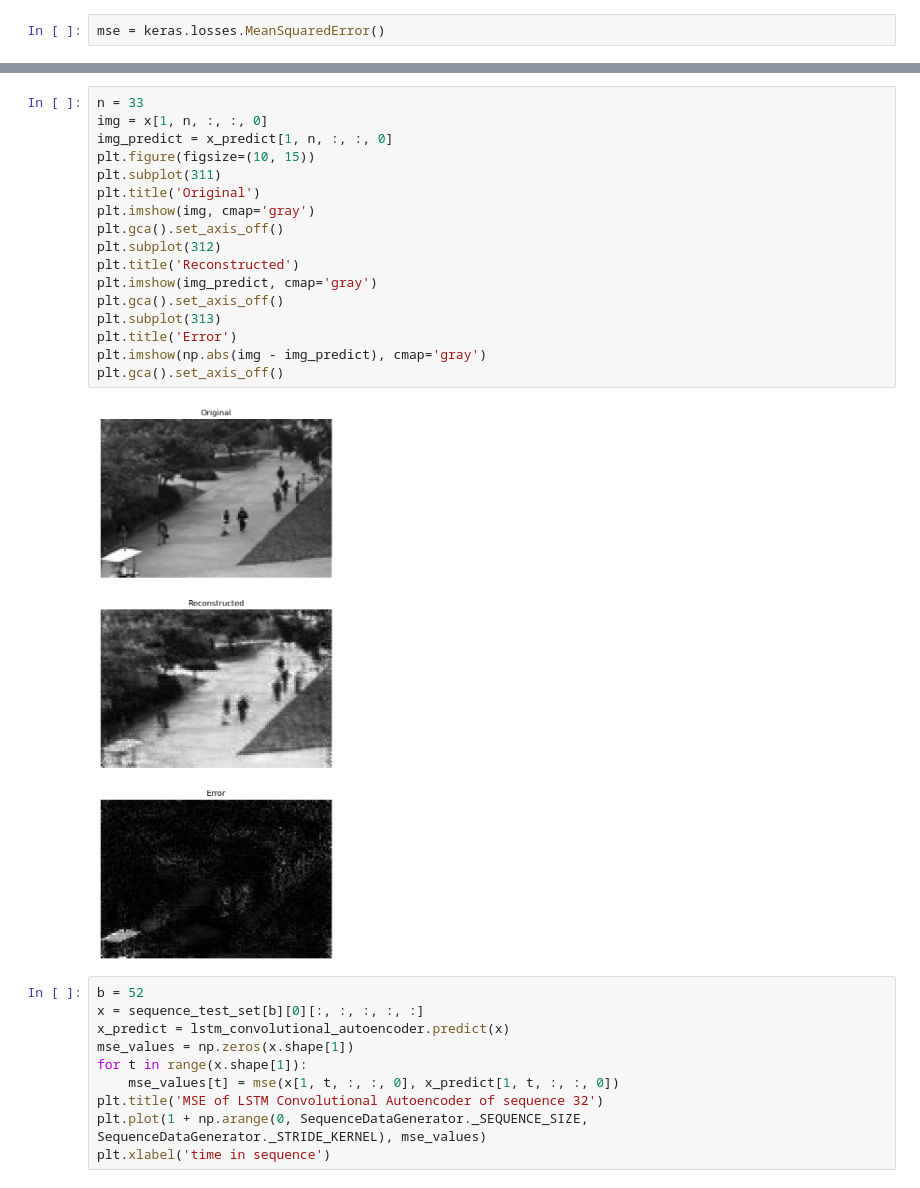
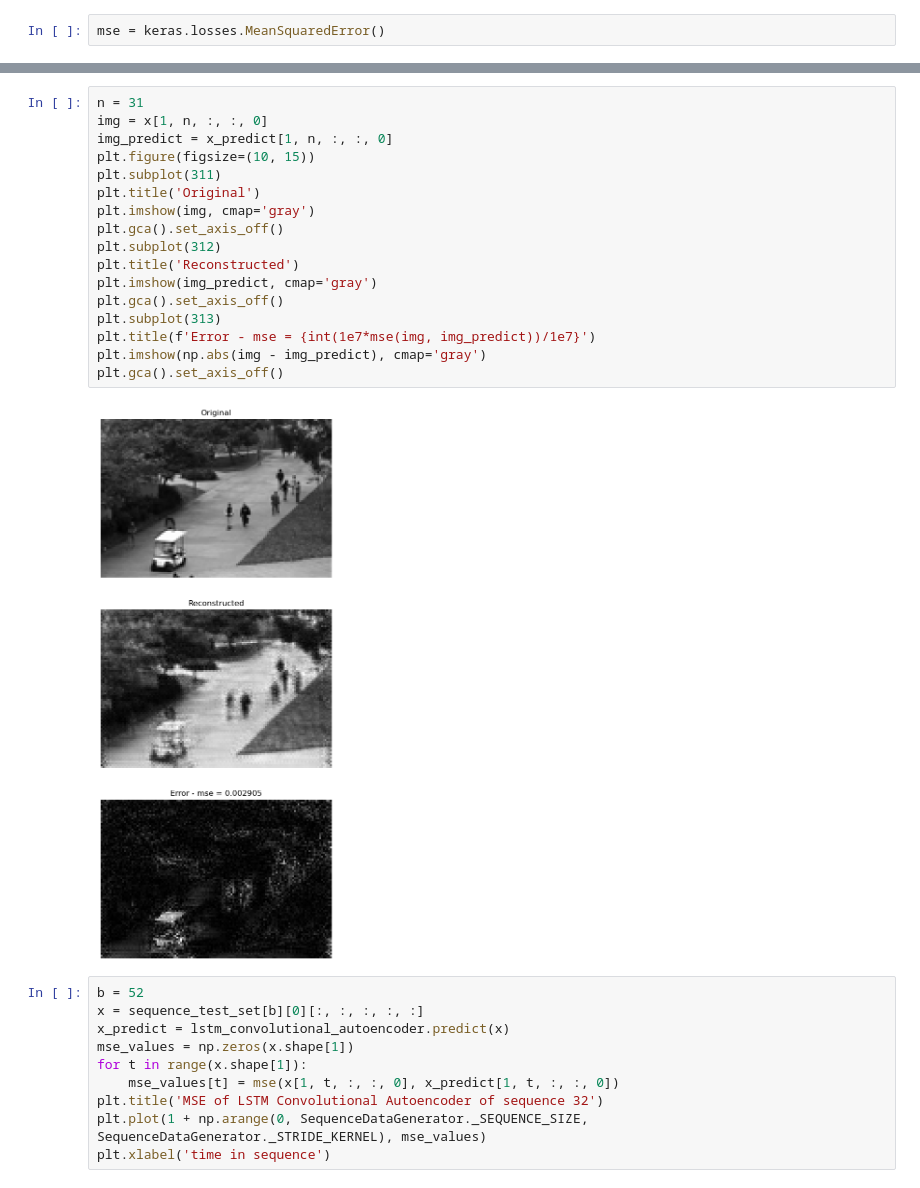
Before and after one commit to Gilt0/ijoutaku, a Jupyter notebook: notebook/model-check.ipynb, the cells around one changed output, grey strips where cells are left out. Cells and saved outputs as stored; diff of their text form.

```diff
--- a/notebook/model-check.ipynb
+++ b/notebook/model-check.ipynb
@@ -45,24 +45,24 @@ plt.xlabel('time in sequence')
 Text(0.5, 0, 'time in sequence')
 [figure]
 # %%
-n = 33
+n = 31
 img = x[1, n, :, :, 0]
 img_predict = x_predict[1, n, :, :, 0]
 plt.figure(figsize=(10, 15))
 plt.subplot(311)
 plt.title('Original')
 plt.imshow(img, cmap='gray')
 plt.gca().set_axis_off()
 plt.subplot(312)
 plt.title('Reconstructed')
 plt.imshow(img_predict, cmap='gray')
 plt.gca().set_axis_off()
 plt.subplot(313)
-plt.title('Error')
+plt.title(f'Error - mse = {int(1e7*mse(img, img_predict))/1e7}')
 plt.imshow(np.abs(img - img_predict), cmap='gray')
 plt.gca().set_axis_off()
 # %% [output]
-[figure, old version]
+[figure, new version]
 # %%
 b = 52
 x = sequence_test_set[b][0][:, :, :, :, :]
```
Also changed, not shown: parts of 2 cells of this notebook.
